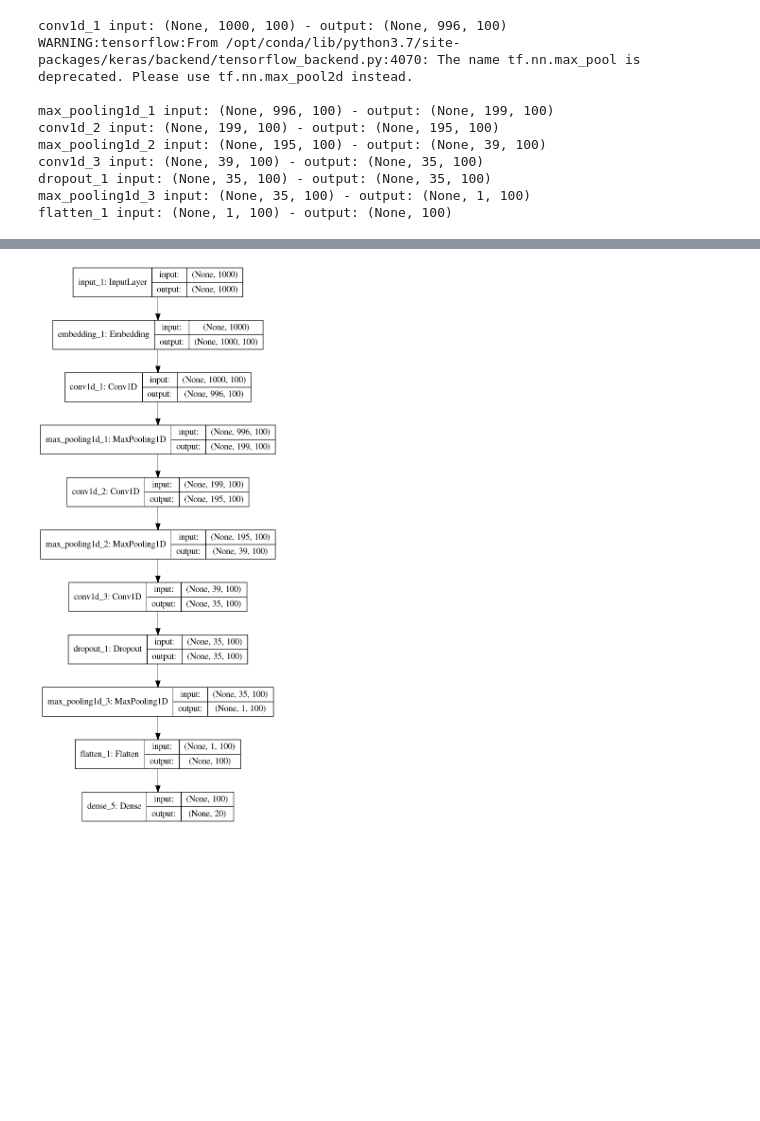
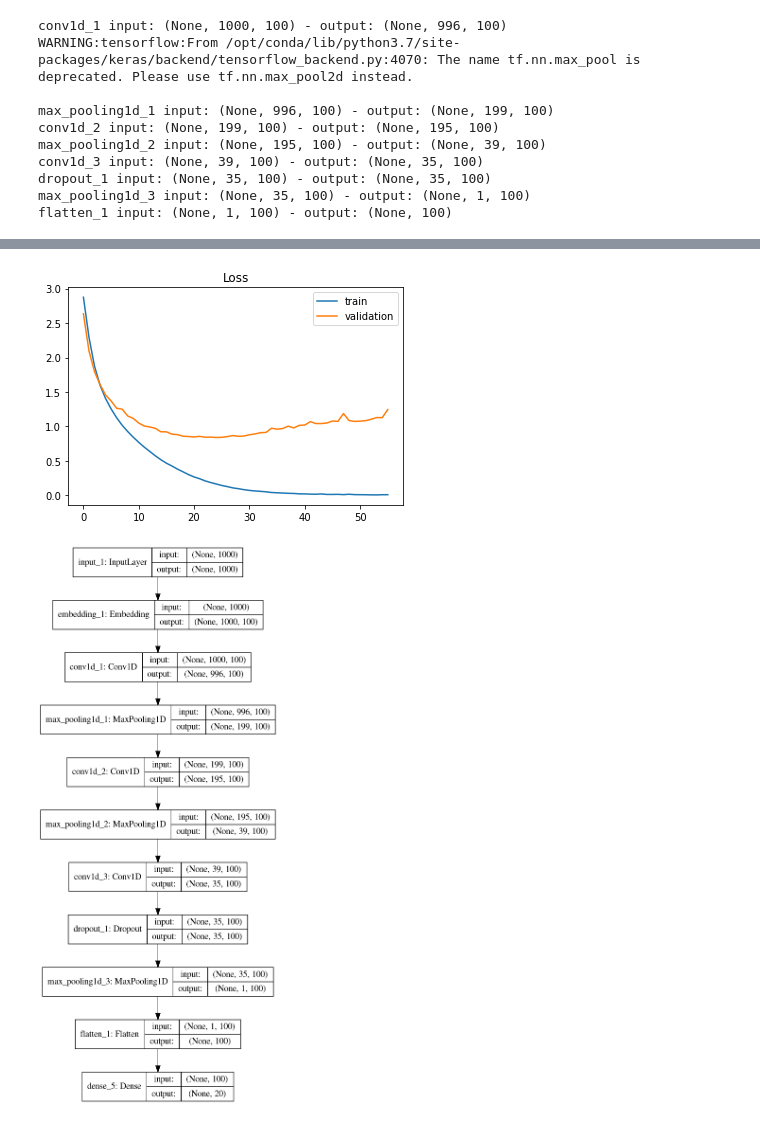
Before and after one commit to joekryan/NLP_Project, a Jupyter notebook: NeuralNets.ipynb, the cells around one changed output, grey strips where cells are left out. Drawn from its saved outputs; the diff is of its cells as text; code cells hidden in the pictures; blank space fills up the shorter version.

```diff
--- a/NeuralNets.ipynb
+++ b/NeuralNets.ipynb
@@ -458 +479,10 @@ Wall time: 50.7 s
+# %%
+# Training Loss History
+plt.title('Loss')
+plt.plot(m3.history['loss'], label='train')
+plt.plot(m3.history['val_loss'], label='validation')
+plt.legend()
+plt.show();
+# %% [output]
+[figure, added]
 # %%
```
Also changed, not shown: parts of 16 cells of this notebook, 6 other files.
